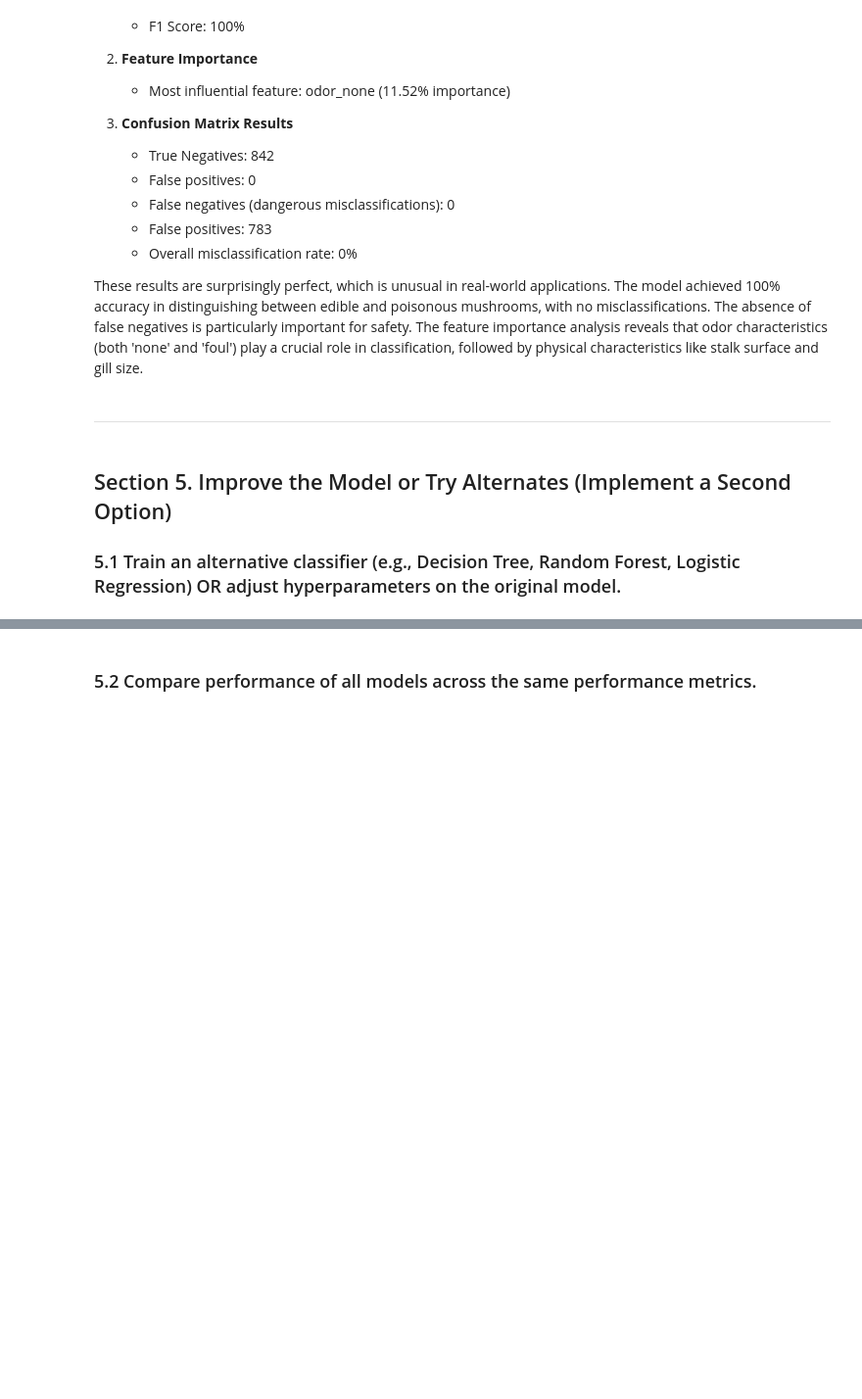
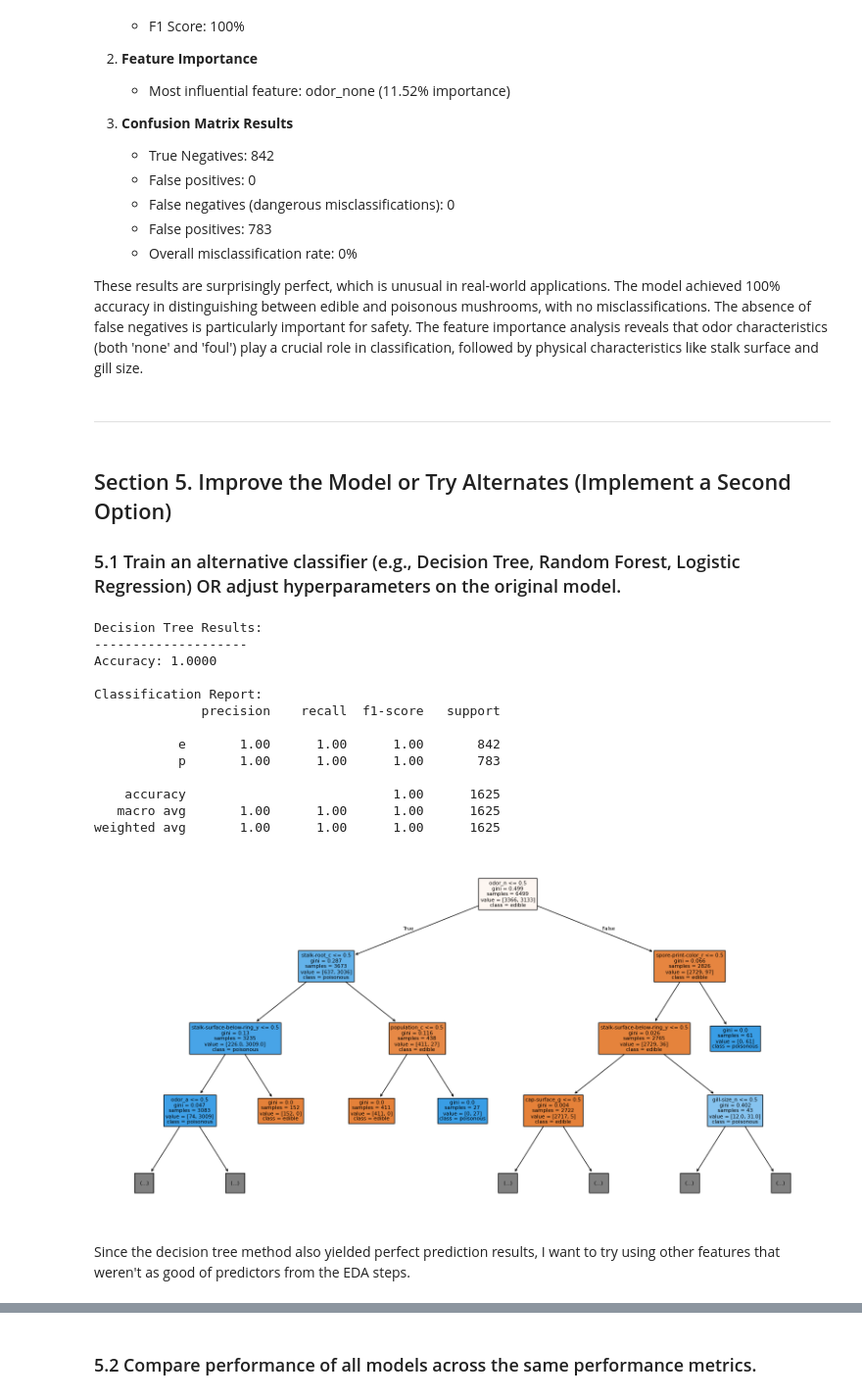
Before and after one commit to NickElias01/midterm-applied-ml-nickelias, a Jupyter notebook: mushrooms.ipynb, the cells around one changed output, grey strips where cells are left out. Shown: that part at 98% size. Saved outputs shown, nothing was run; the diff lists cells and outputs as text; code cells hidden in the pictures; blank space fills up the shorter version.

```diff
--- a/mushrooms.ipynb
+++ b/mushrooms.ipynb
@@ -598,3 +696,40 @@ These results are surprisingly perfect, which is unusual in real-world applicati
 # %% [markdown]
 ## Section 5. Improve the Model or Try Alternates (Implement a Second Option)
 ### 5.1 Train an alternative classifier (e.g., Decision Tree, Random Forest, Logistic Regression) OR adjust hyperparameters on the original model.
+# %%
+# Initialize and train Decision Tree
+dt_model = DecisionTreeClassifier(random_state=42)
+dt_model.fit(X_train, y_train)
+
+# Make predictions
+dt_pred = dt_model.predict(X_test)
+
+# Calculate and print metrics
+print("Decision Tree Results:")
+print("-" * 20)
+print(f"Accuracy: {accuracy_score(y_test, dt_pred):.4f}")
+print("\nClassification Report:")
+print(classification_report(y_test, dt_pred))
+
+# Visualize the tree (limited to depth=3 for clarity)
+plt.figure(figsize=(20,10))
+plot_tree(dt_model, max_depth=3, feature_names=encoder.get_feature_names_out(),
+          class_names=['edible', 'poisonous'], filled=True)
+plt.show()
+# %% [output]
+Decision Tree Results:
+--------------------
+Accuracy: 1.0000
+
+Classification Report:
+              precision    recall  f1-score   support
+
+           e       1.00      1.00      1.00       842
+           p       1.00      1.00      1.00       783
+
+    accuracy                           1.00      1625
+   macro avg       1.00      1.00      1.00      1625
+weighted avg       1.00      1.00      1.00      1625
+[figure, added]
+# %% [markdown]
+Since the decision tree method also yielded perfect prediction results, I want to try using other features that weren't as good of predictors from the EDA steps.
```
Also changed, not shown: parts of 39 cells of this notebook, 1 other file.
